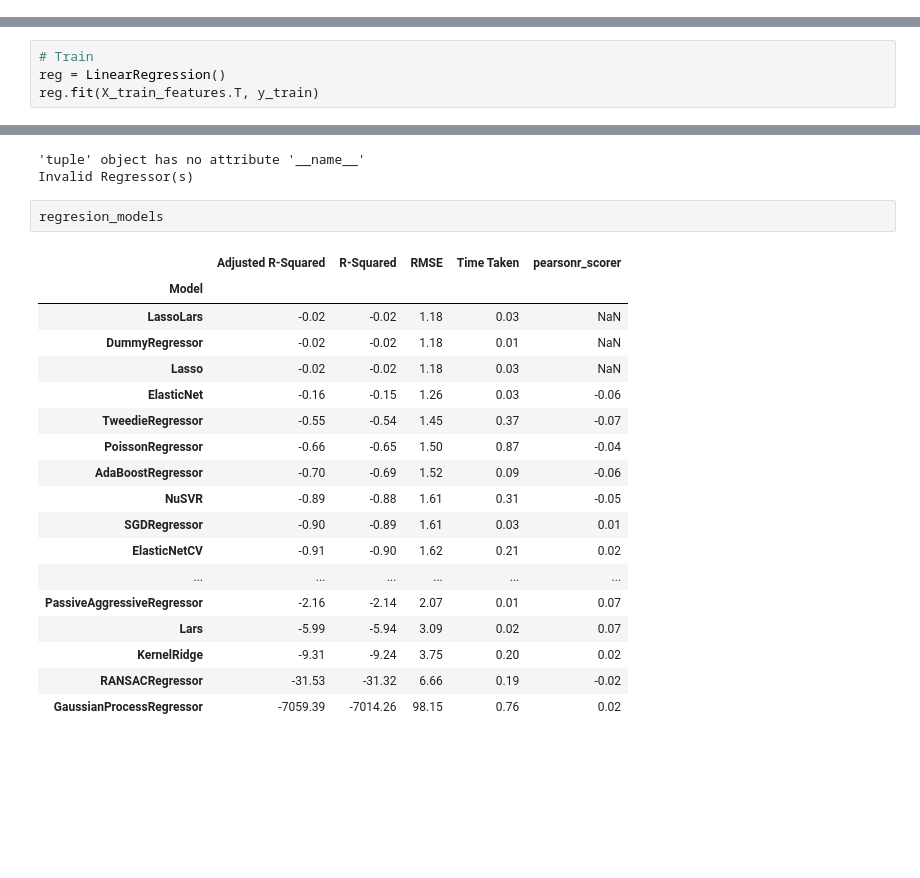
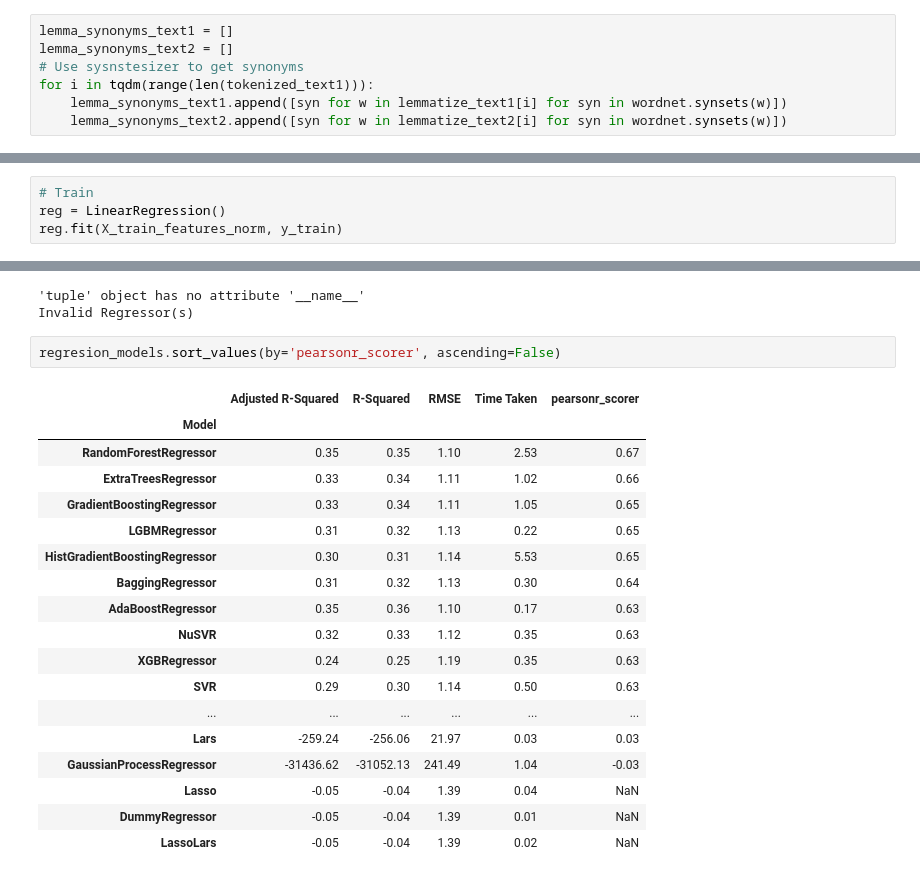
Before and after one commit to EjbejaranosAI/IHLT, a Jupyter notebook: final_project/FinalProject_Edison.ipynb, the cells around one changed output, grey strips where cells are left out. Saved outputs shown, nothing was run; the diff lists cells and outputs as text; blank space fills up the shorter version.

```diff
--- a/final_project/FinalProject_Edison.ipynb
+++ b/final_project/FinalProject_Edison.ipynb
@@ -532,0 +653,7 @@ array([0.70833333, 0.59259259, 0.51612903, ..., 1.        , 0.72340426,
+# %%
+lemma_synonyms_text1 = []
+lemma_synonyms_text2 = []
+# Use sysnstesizer to get synonyms
+for i in tqdm(range(len(tokenized_text1))):
+    lemma_synonyms_text1.append([syn for w in lemmatize_text1[i] for syn in wordnet.synsets(w)])
+    lemma_synonyms_text2.append([syn for w in lemmatize_text2[i] for syn in wordnet.synsets(w)])
@@ -789,7 +969,7 @@ y_test shape:  (2817,)
 # %%
 # Train
 reg = LinearRegression()
-reg.fit(X_train_features.T, y_train)
+reg.fit(X_train_features_norm, y_train)
 # %% [output]
 LinearRegression()
 # %%
@@ -826,24 +1006,24 @@ regresion_models, regresion_predictions = reg.fit(X_train_features_norm, X_test_
 # %% [output]
 'tuple' object has no attribute '__name__'
 Invalid Regressor(s)
-# %%
-regresion_models
-# %% [output]
-|  | Adjusted R-Squared | R-Squared | RMSE | Time Taken | pearsonr_scorer |
-| Model |  |  |  |  |  |
-| LassoLars | -0.02 | -0.02 | 1.18 | 0.03 | NaN |
-| DummyRegressor | -0.02 | -0.02 | 1.18 | 0.01 | NaN |
-| Lasso | -0.02 | -0.02 | 1.18 | 0.03 | NaN |
-| ElasticNet | -0.16 | -0.15 | 1.26 | 0.03 | -0.06 |
-| TweedieRegressor | -0.55 | -0.54 | 1.45 | 0.37 | -0.07 |
-| PoissonRegressor | -0.66 | -0.65 | 1.50 | 0.87 | -0.04 |
-| AdaBoostRegressor | -0.70 | -0.69 | 1.52 | 0.09 | -0.06 |
-| NuSVR | -0.89 | -0.88 | 1.61 | 0.31 | -0.05 |
-| SGDRegressor | -0.90 | -0.89 | 1.61 | 0.03 | 0.01 |
-| ElasticNetCV | -0.91 | -0.90 | 1.62 | 0.21 | 0.02 |
-| ... | ... | ... | ... | ... | ... |
-| PassiveAggressiveRegressor | -2.16 | -2.14 | 2.07 | 0.01 | 0.07 |
-| Lars | -5.99 | -5.94 | 3.09 | 0.02 | 0.07 |
-| KernelRidge | -9.31 | -9.24 | 3.75 | 0.20 | 0.02 |
-| RANSACRegressor | -31.53 | -31.32 | 6.66 | 0.19 | -0.02 |
-| GaussianProcessRegressor | -7059.39 | -7014.26 | 98.15 | 0.76 | 0.02 |
+# %%
+regresion_models.sort_values(by='pearsonr_scorer', ascending=False)
+# %% [output]
+|  | Adjusted R-Squared | R-Squared | RMSE | Time Taken | pearsonr_scorer |
+| Model |  |  |  |  |  |
+| RandomForestRegressor | 0.35 | 0.35 | 1.10 | 2.53 | 0.67 |
+| ExtraTreesRegressor | 0.33 | 0.34 | 1.11 | 1.02 | 0.66 |
+| GradientBoostingRegressor | 0.33 | 0.34 | 1.11 | 1.05 | 0.65 |
+| LGBMRegressor | 0.31 | 0.32 | 1.13 | 0.22 | 0.65 |
+| HistGradientBoostingRegressor | 0.30 | 0.31 | 1.14 | 5.53 | 0.65 |
+| BaggingRegressor | 0.31 | 0.32 | 1.13 | 0.30 | 0.64 |
+| AdaBoostRegressor | 0.35 | 0.36 | 1.10 | 0.17 | 0.63 |
+| NuSVR | 0.32 | 0.33 | 1.12 | 0.35 | 0.63 |
+| XGBRegressor | 0.24 | 0.25 | 1.19 | 0.35 | 0.63 |
+| SVR | 0.29 | 0.30 | 1.14 | 0.50 | 0.63 |
+| ... | ... | ... | ... | ... | ... |
+| Lars | -259.24 | -256.06 | 21.97 | 0.03 | 0.03 |
+| GaussianProcessRegressor | -31436.62 | -31052.13 | 241.49 | 1.04 | -0.03 |
+| Lasso | -0.05 | -0.04 | 1.39 | 0.04 | NaN |
+| DummyRegressor | -0.05 | -0.04 | 1.39 | 0.01 | NaN |
+| LassoLars | -0.05 | -0.04 | 1.39 | 0.02 | NaN |
```
Also changed, not shown: parts of 19 cells of this notebook, 1 other file.
